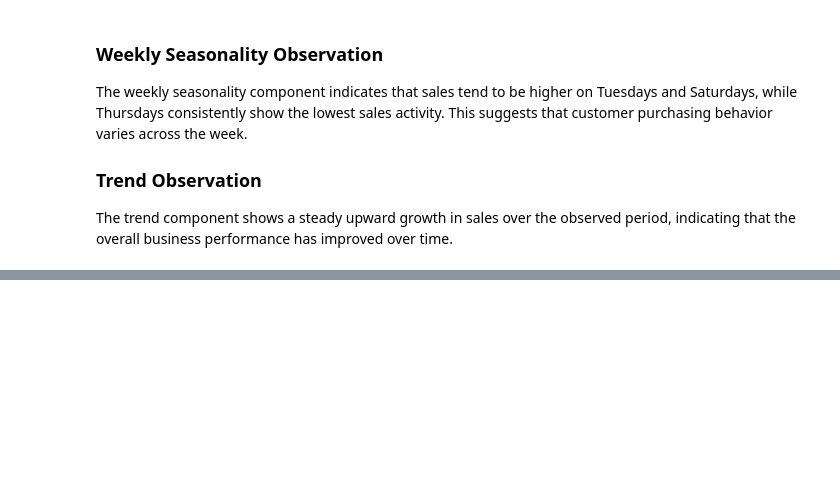
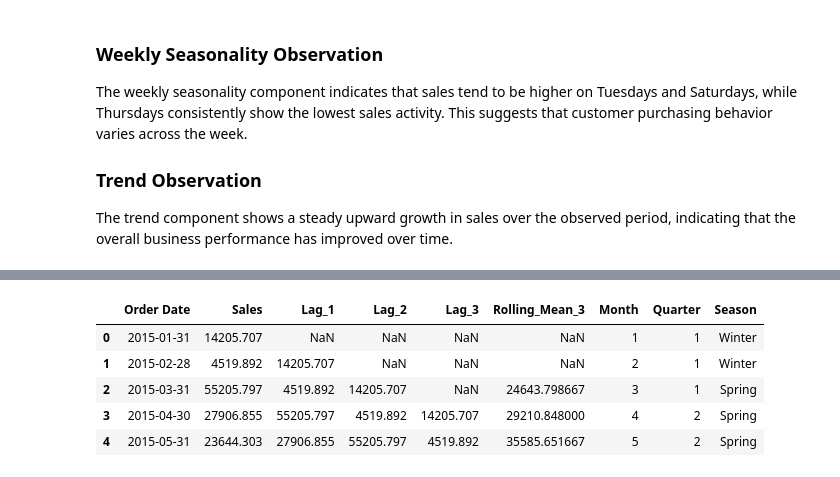
Before and after one commit to aroranaman1003/SalesForecasting_NamanArora, a Jupyter notebook: analysis.ipynb, the cells around one changed output, grey strips where cells are left out. Drawn from its saved outputs; the diff is of its cells as text; code cells hidden in the pictures; blank space fills up the shorter version.

```diff
--- a/analysis.ipynb
+++ b/analysis.ipynb
@@ -681,0 +700,53 @@ The trend component shows a steady upward growth in sales over the observed peri
+# %%
+# Creating lag features for machine learning models
+
+xgb_df = monthly_sales.copy()
+
+xgb_df["Lag_1"] = xgb_df["Sales"].shift(1)
+
+xgb_df["Lag_2"] = xgb_df["Sales"].shift(2)
+
+xgb_df["Lag_3"] = xgb_df["Sales"].shift(3)
+
+xgb_df.head()
+
+
+# 3-Month Rolling Mean
+xgb_df["Rolling_Mean_3"] = (
+    xgb_df["Sales"]
+    .rolling(window=3)
+    .mean()
+)
+
+# Month
+xgb_df["Month"] = xgb_df["Order Date"].dt.month
+
+# Quarter
+xgb_df["Quarter"] = xgb_df["Order Date"].dt.quarter
+
+# Season
+def get_season(month):
+
+    if month in [12, 1, 2]:
+        return "Winter"
+
+    elif month in [3, 4, 5]:
+        return "Spring"
+
+    elif month in [6, 7, 8]:
+        return "Summer"
+
+    else:
+        return "Autumn"
+
+
+xgb_df["Season"] = xgb_df["Month"].apply(get_season)
+
+xgb_df.head()
+# %% [output]
+|  | Order Date | Sales | Lag_1 | Lag_2 | Lag_3 | Rolling_Mean_3 | Month | Quarter | Season |
+| 0 | 2015-01-31 | 14205.707 | NaN | NaN | NaN | NaN | 1 | 1 | Winter |
+| 1 | 2015-02-28 | 4519.892 | 14205.707 | NaN | NaN | NaN | 2 | 1 | Winter |
+| 2 | 2015-03-31 | 55205.797 | 4519.892 | 14205.707 | NaN | 24643.798667 | 3 | 1 | Spring |
+| 3 | 2015-04-30 | 27906.855 | 55205.797 | 4519.892 | 14205.707 | 29210.848000 | 4 | 2 | Spring |
+| 4 | 2015-05-31 | 23644.303 | 27906.855 | 55205.797 | 4519.892 | 35585.651667 | 5 | 2 | Spring |
```
Also changed, not shown: parts of 29 cells of this notebook, 3 other files.
